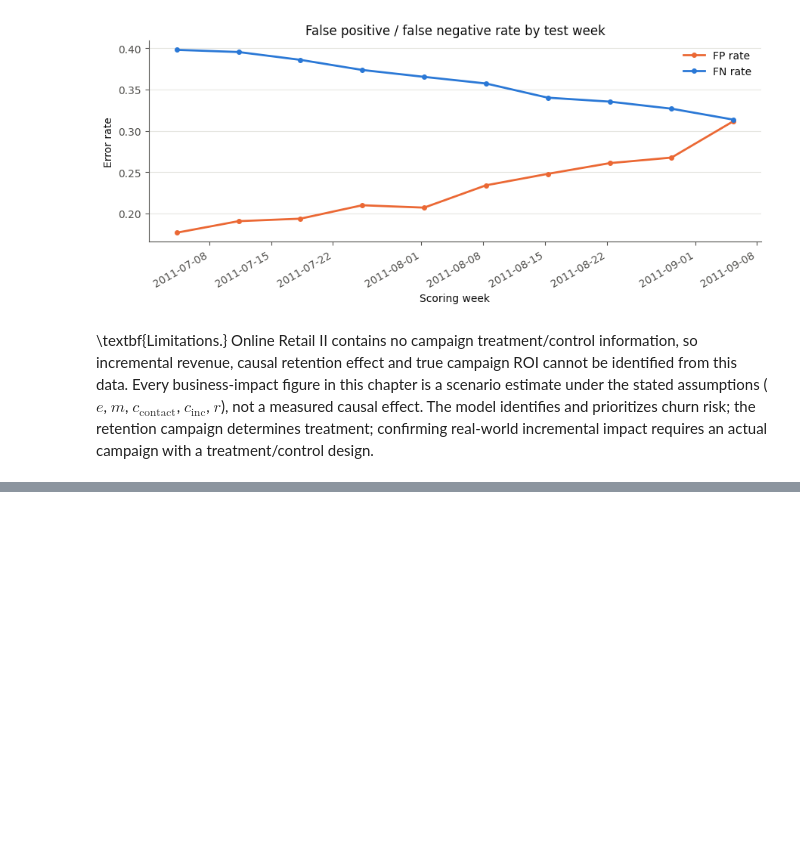
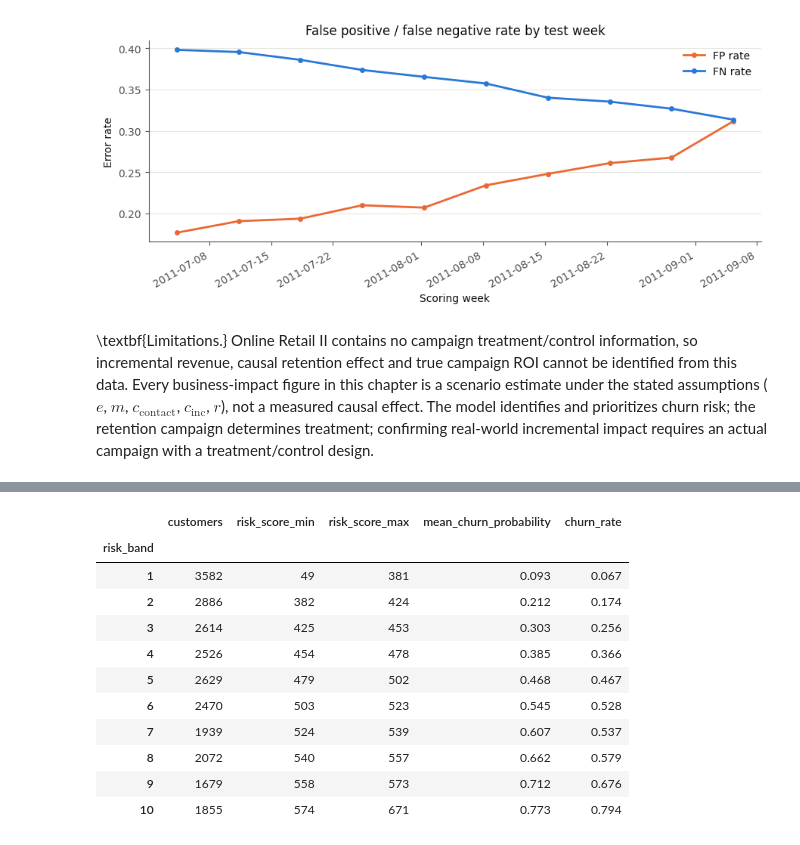
Before and after one commit to nguyenbaanh7779/customer-churn-prediction, a Jupyter notebook: notebooks/09_evaluation.ipynb, the cells around one changed output, grey strips where cells are left out. Cells and saved outputs as stored; diff of their text form; code cells hidden in the pictures; blank space fills up the shorter version.

```diff
--- a/notebooks/09_evaluation.ipynb
+++ b/notebooks/09_evaluation.ipynb
@@ -866,0 +962,28 @@ treatment/control design.
+# %%
+X_val = scaler.transform(
+    imputer.transform(prepare_features(val_df, FULL_FEATURES))
+)
+val_risk_score = logit_to_score(
+    final_model.decision_function(X_val), SCORE_BASE, SCORE_PDO,
+    SCORE_MIN, SCORE_MAX,
+)
+band_cutoffs = np.round(
+    np.quantile(val_risk_score, np.arange(1, N_RISK_BANDS) / N_RISK_BANDS)
+).astype(int)
+assert len(np.unique(band_cutoffs)) == N_RISK_BANDS - 1
+risk_band_edges = [SCORE_MIN, *band_cutoffs.tolist(), SCORE_MAX + 1]
+
+scoring_df["risk_band"] = pd.cut(
+    scoring_df["risk_score"], bins=risk_band_edges, right=False,
+    labels=range(1, N_RISK_BANDS + 1),
+).astype(int)
+scoring_df["rank"] = (
+    scoring_df.groupby("snapshot_date")["churn_probability"]
+    .rank(ascending=False, method="first")
+    .astype(int)
+)
+
+pd.DataFrame({
+    "score_from": risk_band_edges[:-1],
+    "score_below": risk_band_edges[1:],
+}, index=pd.RangeIndex(1, N_RISK_BANDS + 1, name="risk_band"))
@@ -866,0 +1003,26 @@ treatment/control design.
+# %%
+risk_band_summary = (
+    scoring_df[scoring_df["split"] == "test"]
+    .groupby("risk_band")
+    .agg(
+        customers=("customer_id", "size"),
+        risk_score_min=("risk_score", "min"),
+        risk_score_max=("risk_score", "max"),
+        mean_churn_probability=("churn_probability", "mean"),
+        churn_rate=("churn", "mean"),
+    )
+)
+risk_band_summary.round(3)
+# %% [output]
+|  | customers | risk_score_min | risk_score_max | mean_churn_probability | churn_rate |
+| risk_band |  |  |  |  |  |
+| 1 | 3582 | 49 | 381 | 0.093 | 0.067 |
+| 2 | 2886 | 382 | 424 | 0.212 | 0.174 |
+| 3 | 2614 | 425 | 453 | 0.303 | 0.256 |
+| 4 | 2526 | 454 | 478 | 0.385 | 0.366 |
+| 5 | 2629 | 479 | 502 | 0.468 | 0.467 |
+| 6 | 2470 | 503 | 523 | 0.545 | 0.528 |
+| 7 | 1939 | 524 | 539 | 0.607 | 0.537 |
+| 8 | 2072 | 540 | 557 | 0.662 | 0.579 |
+| 9 | 1679 | 558 | 573 | 0.712 | 0.676 |
+| 10 | 1855 | 574 | 671 | 0.773 | 0.794 |
```
Also changed, not shown: parts of 12 cells of this notebook, 2 other files.
